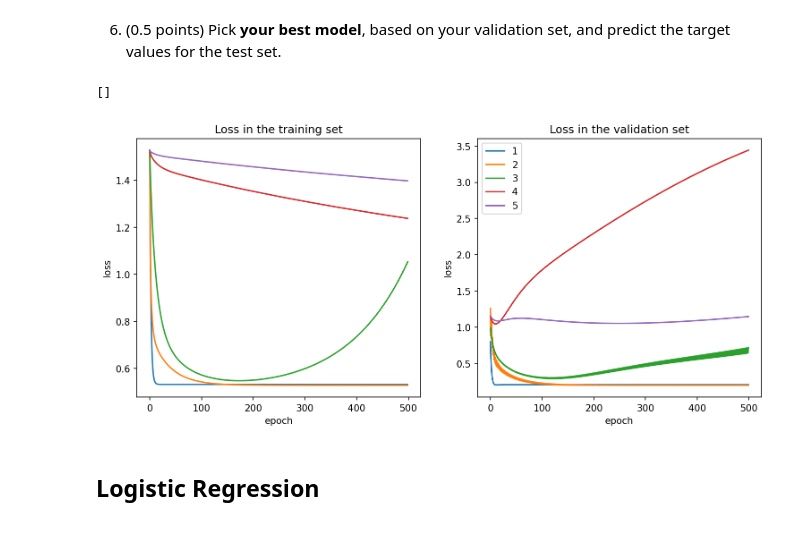
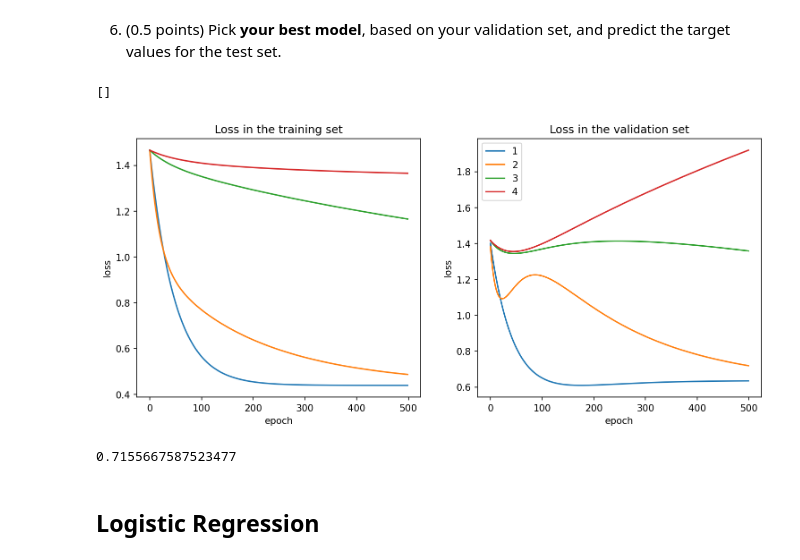
Before and after one commit to DanielGardin/MO444, a Jupyter notebook: T2_Classical_Techniques.ipynb, the cells around one changed output. Cells and saved outputs as stored; diff of their text form; code cells hidden in the pictures.

```diff
--- a/T2_Classical_Techniques.ipynb
+++ b/T2_Classical_Techniques.ipynb
@@ -380,5 +329,5 @@ def train_model(learning_rate, polynomial_degree=1, verbose=True, max_iter=200):
 
     return history, val_history, lin
 # %%
-history, val_history, model = train_model(learning_rate=0.01)
+history, val_history, model = eval_model(learning_rate=0.01)
 # %% [output]
@@ -463,7 +412,7 @@ train_error = []
 val_error = []
 
 for rate in rates:
-    history, val_history, _ = train_model(rate, verbose=False, max_iter=100)
+    history, val_history, _ = eval_model(rate, verbose=False, max_iter=100)
 
     train_error.append(np.min(history))
     val_error.append(np.min(val_history))
@@ -491,7 +440,7 @@ train_error = []
 val_error = []
 
 for rate in rates:
-    history, val_history, _ = train_model(rate, verbose=False)
+    history, val_history, _ = eval_model(rate, verbose=False)
 
     train_error.append(np.min(history))
     val_error.append(np.min(val_history))
@@ -550,5 +499,5 @@ plt.plot()
 # %% [markdown]
 5. (0.5 points) Sometimes, we need some more complex function to make good prediction. Evaluate a [Polynomial Linear Regression](https://scikit-learn.org/stable/modules/generated/sklearn.preprocessing.PolynomialFeatures.html) model.
 # %%
-history, val_history, _ = train_model(learning_rate=0.1, polynomial_degree=2)
+history, val_history, _ = eval_model(learning_rate=0.1, polynomial_degree=2)
 # %% [output]
@@ -630,27 +536,64 @@ def linear_search(fun, init_interval, tol):
 # %%
 fig, ax = plt.subplots(ncols=2, figsize=(12,5) ,dpi=150)
 
 ax[0].set_title("Loss in the training set")
 ax[0].set_xlabel('epoch')
 ax[0].set_ylabel('loss')
 
 ax[1].set_title("Loss in the validation set")
 ax[1].set_xlabel('epoch')
 ax[1].set_ylabel('loss')
 
-for degree in range(1, 6):
-    best_lr = linear_search(lambda lr : np.min(train_model(lr, degree, verbose=False, max_iter=250)[1]), (0, 10**-(degree)), 1e-10)
+best_model = None
+best_error = np.inf
+best_degree = 0
 
-    history, val_history, _ = train_model(best_lr, degree, verbose=False, max_iter=500)
+for degree in range(1, 5):
+    rates = [2**i for i in range(-7*degree, 2-5*degree)]
+
+    train_error = []
+    val_error = []
+
+    for rate in rates:
+        history, val_history, _ = eval_model(rate, verbose=False, max_iter=200)
+
+        train_error.append(np.min(history))
+        val_error.append(np.min(val_history))
+
+    best = rates[np.argmin(val_error)]
+
+    rates = np.linspace(best/2, best*2, num=10)
+
+    train_error = []
+    val_error = []
+
+    for rate in rates:
+        history, val_history, _ = eval_model(rate, verbose=False, max_iter=200)
+
+        train_error.append(np.min(history))
+        val_error.append(np.min(val_history))
+
+    best = rates[np.argmin(val_error)]
+
+    history, val_history, model = eval_model(best, degree, verbose=False, max_iter=500)
 
     ax[0].plot(range(len(history)), history, label=degree)
     ax[1].plot(range(len(history)), val_history, label=degree)
 
+    if val_history[-1] < best_error:
+        best_model = model
+        best_degree = degree
+        best_error = val_history[-1]
+
 ax[1].legend()
 plt.plot()
 # %% [output]
 []
-[figure, old version]
+[figure, new version]
+# %%
+MSE(best_model.predict(PolynomialFeatures(best_degree).fit_transform(X_test)), y_test)
+# %% [output]
+0.7155667587523477
 # %% [markdown]
 ## Logistic Regression
 # %% [markdown]
```
Also changed, not shown: parts of 33 cells of this notebook.
